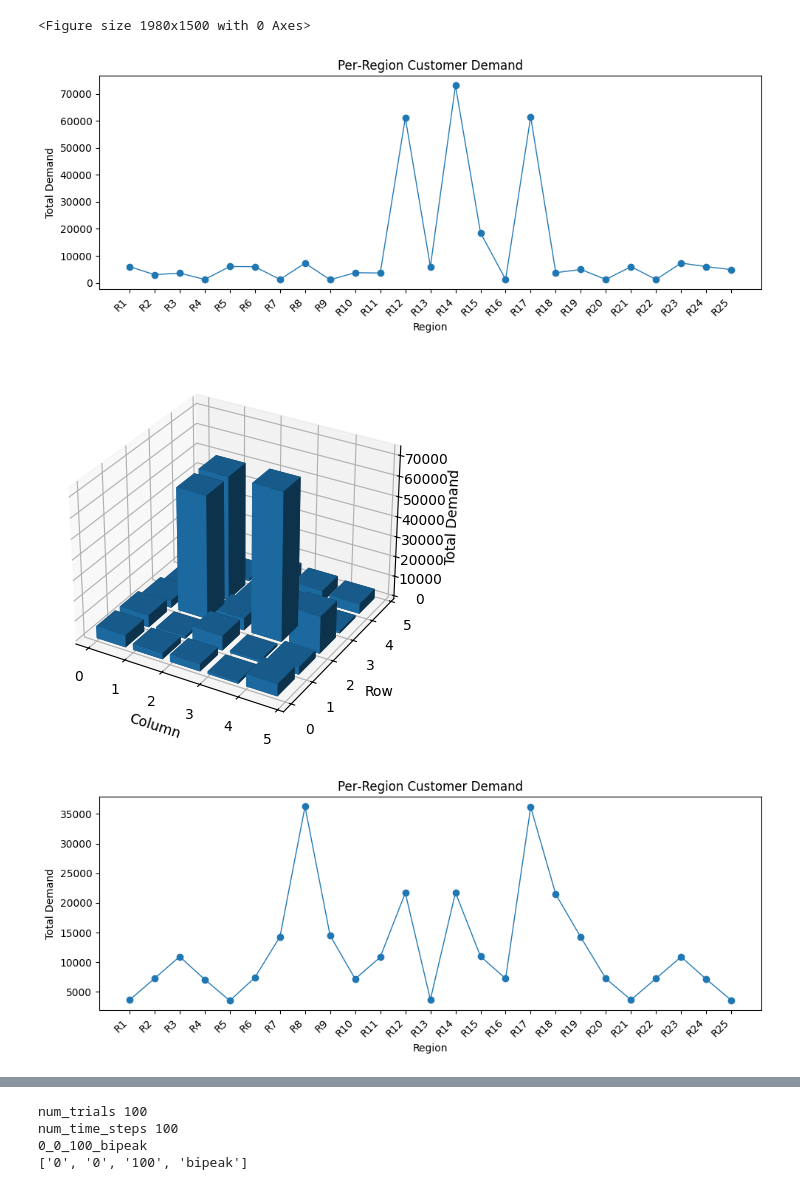
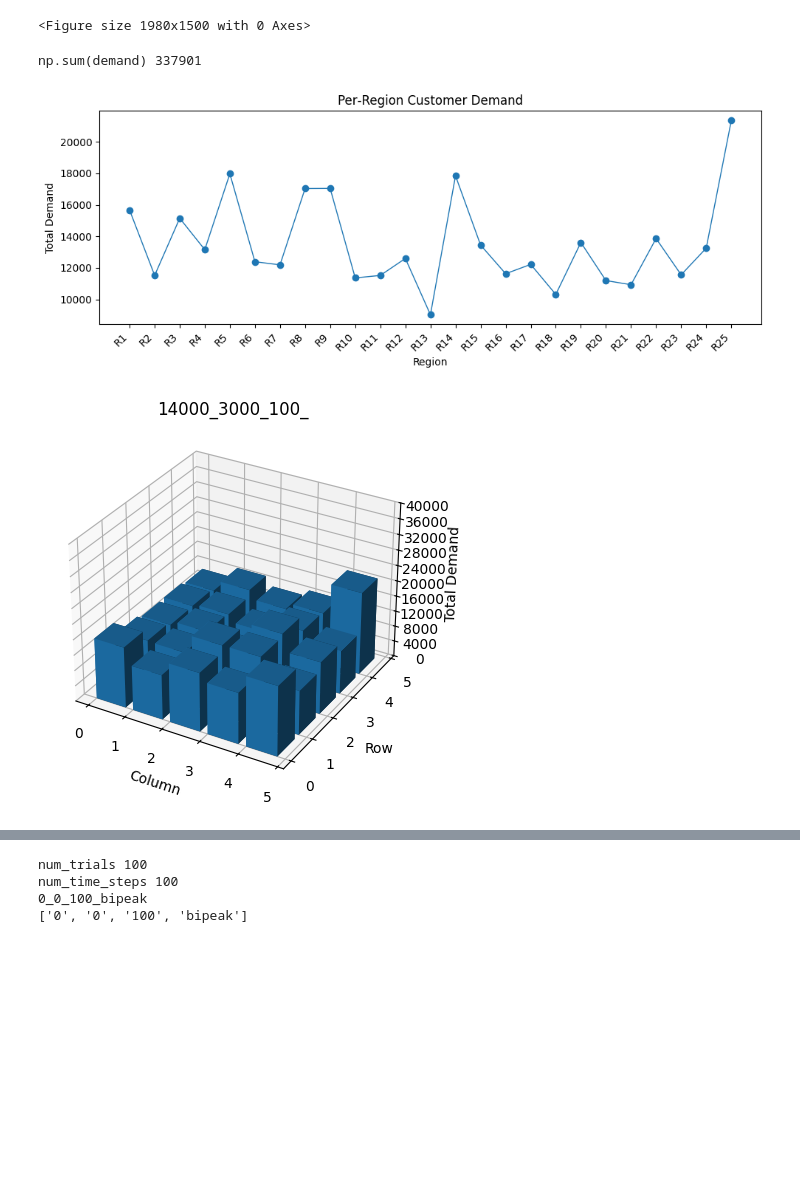
Before and after one commit to brieonbread/leo_mac_sim, a Jupyter notebook: mac_protocol_simulation_v2.ipynb, the cells around one changed output, grey strips where cells are left out. Saved outputs shown, nothing was run; the diff lists cells and outputs as text; code cells hidden in the pictures; blank space fills up the shorter version.

```diff
--- a/mac_protocol_simulation_v2.ipynb
+++ b/mac_protocol_simulation_v2.ipynb
@@ -238,7 +238,7 @@ def plot_user_schedule(user_schedule):
   plt.plot(user_schedule)
   plt.xlabel("Time")
   plt.ylabel("Number of users")
-  plt.title("User schedule over time")
+  plt.title("New User Network Entry Schedule")
   plt.show()
 
 user_schedule = generate_user_schedule(1000, 100)
@@ -311,8 +311,19 @@ def count_users(users):
 # user_schedule = generate_user_schedule(10000, np.sum(demand_matrix[0]))
 # users = generate_users_override(user_schedule, demand_matrix[0])
 
-# user_schedule = generate_user_schedule(10000, 100000)
-# plot_user_schedule(user_schedule)
+import scienceplots
+
+# Set plot labels and grid
+plt.style.use(['science', 'ieee'])
+plt.rcParams.update({
+"text.usetex": False,          # ← turn off external LaTeX
+"mathtext.fontset": "stix",    # ← optional: choose a math font
+"font.family": "serif"       # ← matches typical SciencePlots serif look
+})
+
+
+user_schedule = generate_user_schedule(100, 337_901)
+plot_user_schedule(user_schedule)
 
 # print_users(users)
 # print(users)
@@ -1080,6 +1098,8 @@ def plot_demand_matrix(sys_path, data_type, label, suffix):
 
     # x positions 0…24
     x = np.arange(len(demand))
+
+    print("np.sum(demand)", np.sum(demand))
 
     plt.figure(figsize=(10,4))
     # draw line + dot at each point
@@ -1130,6 +1150,9 @@ def plot_demand_matrix_3d(sys_path, data_type, label, suffix):
     ax.set_xlabel('Column')
     ax.set_ylabel('Row')
     ax.set_zlabel('Total Demand')
+    ax.set_zlim(0, 40000)
+    ax.set_zticks(list(np.arange(0,44000,4000)))
+    plt.title(label)
     plt.show()
 
 def plot_demand_matrix_points(sys_path, data_type, label, suffix):
@@ -1147,33 +1170,40 @@ def plot_demand_matrix_points(sys_path, data_type, label, suffix):
     ax = fig.add_subplot(111, projection='3d')
     ax.scatter(x.ravel(), y.ravel(), z.ravel(), s=50, depthshade=True)
 
     ax.set_xlabel('Column')
     ax.set_ylabel('Row')
     ax.set_zlabel('Total Demand')
     plt.show()
 
 # Example usage:
 # plot_demand_matrix_points('/path/to/data/', 'type', 'label', '.csv')
 
 
 
 # labels = ["0_0_5_uniform"]
 # labels = ["0_0_500_uniform"]
 # labels = ["11000_1000_5_"]
 # labels = ["12000_1000_5_", "12000_2000_5_", "12000_4000_5_"]
 # labels = ["1000_1000_5_", "2000_1000_5_", "4000_1000_5_",  "6000_1000_5_",  "8000_1000_5_",  "10000_1000_5_", "12000_1000_5_", "14000_1000_5_"]
 # labels = ["400_1_1_"]
 # labels = ["0_0_1_uniform"]
 # labels = ["0_0_100_bipeak", "0_0_100_random", "0_0_100_uniform"]
+# labels = ["8000_3000_100_", "8000_6000_100_", "8000_9000_100_"]
+# labels = ["100_9000_1_"]
+
+# labels = ["8000_3000_100_", "10000_3000_100_", "12000_3000_100_", "14000_3000_100_",
+#           "8000_6000_100_", "10000_6000_100_", "12000_6000_100_", "14000_6000_100_",
+#           "8000_9000_100_", "10000_9000_100_", "12000_9000_100_", "14000_9000_100_"]
+labels = ["14000_3000_100_"]
 
 
 for label in labels:
     sys_path = "/Users/brianli/Desktop/MEng/leo_mac_sim/"
     data_type = "demand_matrix_"
     suffix = ".pkl"
     plot_demand_matrix(sys_path, data_type, label, suffix)
     plot_demand_matrix_3d(sys_path, data_type, label, suffix)
 # %% [output]
+np.sum(demand) 337901
-[figure, old version]
+[figure, new version]
-[figure, old version]
+[figure, new version]
-[figure, removed]
```
Also changed, not shown: parts of 5 cells of this notebook, 1 other file.
